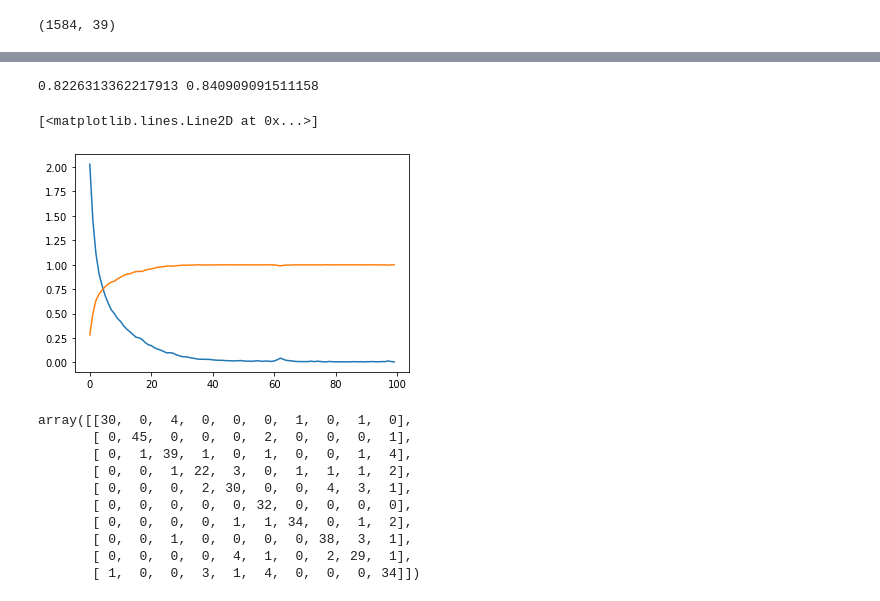
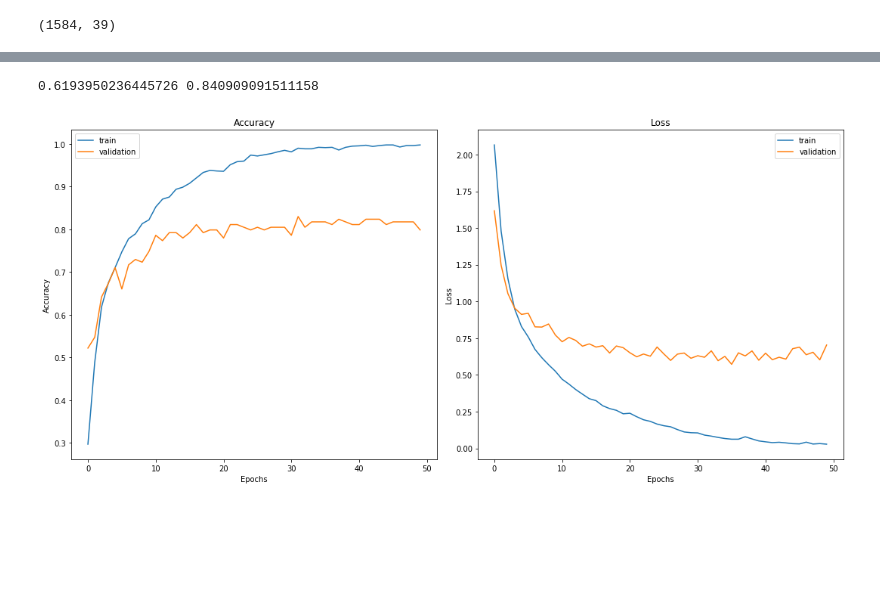
Before and after one commit to maxsanchezdp/final_project_data, a Jupyter notebook: dense_nn.ipynb, the cells around one changed output, grey strips where cells are left out. Saved outputs shown, nothing was run; the diff lists cells and outputs as text; code cells hidden in the pictures; blank space fills up the shorter version.

```diff
--- a/dense_nn.ipynb
+++ b/dense_nn.ipynb
@@ -61,6 +61,6 @@ model.compile(optimizer='adam',
 # %%
 history = model.fit(X_train,
                     y_train,
-                    epochs=100,
-                    batch_size=128)
+                    epochs=50,
+                    batch_size=128,validation_split=0.1)
 # %% [output]
@@ -88,12 +88,6 @@ test_loss, test_acc = model.evaluate(X_test,y_test)
 # %%
 print(test_loss, test_acc)
 # %% [output]
-0.8226313362217913 0.840909091511158
+0.6193950236445726 0.840909091511158
 # %%
 y_pred=model.predict(X_test)
-# %%
-plt.plot(history.history['loss'])
-plt.plot(history.history['acc'])
-# %% [output]
-[<matplotlib.lines.Line2D at 0x...>]
-[figure, removed]
@@ -102,14 +94,23 @@ from sklearn.metrics import classification_report, confusion_matrix
-# %%
-Y_pred = np.argmax(y_pred, axis=1)
-confusion_matrix(y_test, Y_pred)
-# %% [output]
-array([[30,  0,  4,  0,  0,  0,  1,  0,  1,  0],
-       [ 0, 45,  0,  0,  0,  2,  0,  0,  0,  1],
-       [ 0,  1, 39,  1,  0,  1,  0,  0,  1,  4],
-       [ 0,  0,  1, 22,  3,  0,  1,  1,  1,  2],
-       [ 0,  0,  0,  2, 30,  0,  0,  4,  3,  1],
-       [ 0,  0,  0,  0,  0, 32,  0,  0,  0,  0],
-       [ 0,  0,  0,  0,  1,  1, 34,  0,  1,  2],
-       [ 0,  0,  1,  0,  0,  0,  0, 38,  3,  1],
-       [ 0,  0,  0,  0,  4,  1,  0,  2, 29,  1],
-       [ 1,  0,  0,  3,  1,  4,  0,  0,  0, 34]])
+# %%
+plt.figure(figsize=(15,7))
+
+plt.subplot(1,2,1)
+plt.plot(history.history['acc'], label='train')
+plt.plot(history.history['val_acc'], label='validation')
+plt.title('Accuracy')
+plt.xlabel('Epochs')
+plt.ylabel('Accuracy')
+plt.legend()
+
+plt.subplot(1,2,2)
+plt.plot(history.history['loss'], label='train')
+plt.plot(history.history['val_loss'], label='validation')
+plt.title('Loss')
+plt.xlabel('Epochs')
+plt.ylabel('Loss')
+plt.legend()
+
+plt.tight_layout()
+plt.show()
+# %% [output]
+[figure, added]
```
Also changed, not shown: parts of 6 cells of this notebook.
